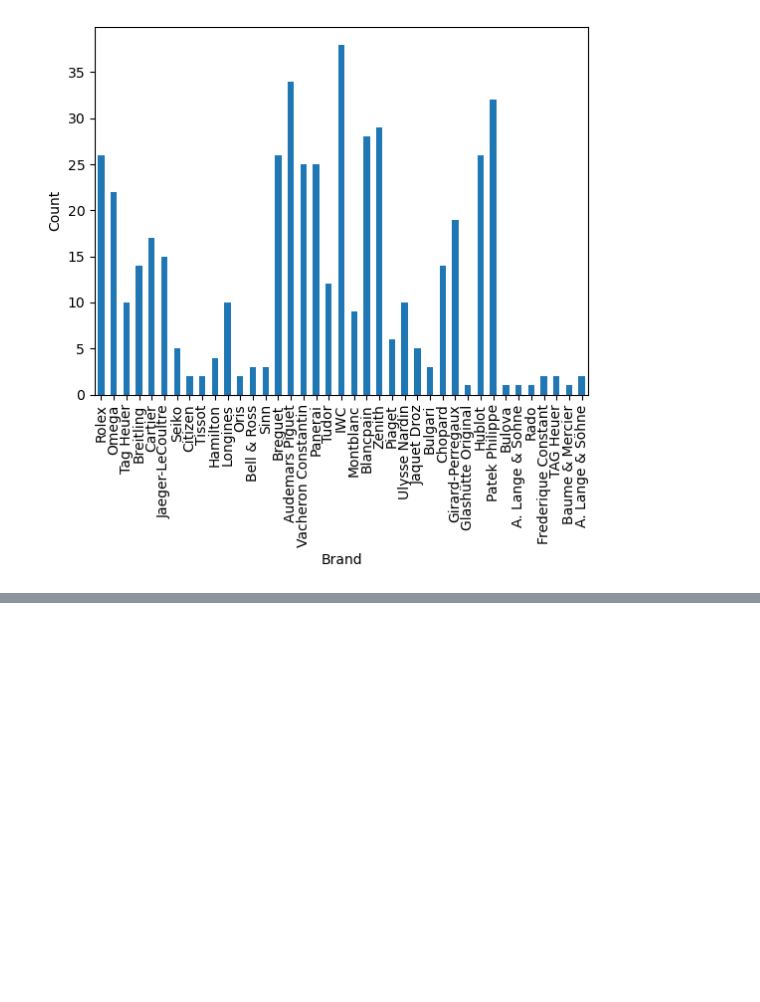
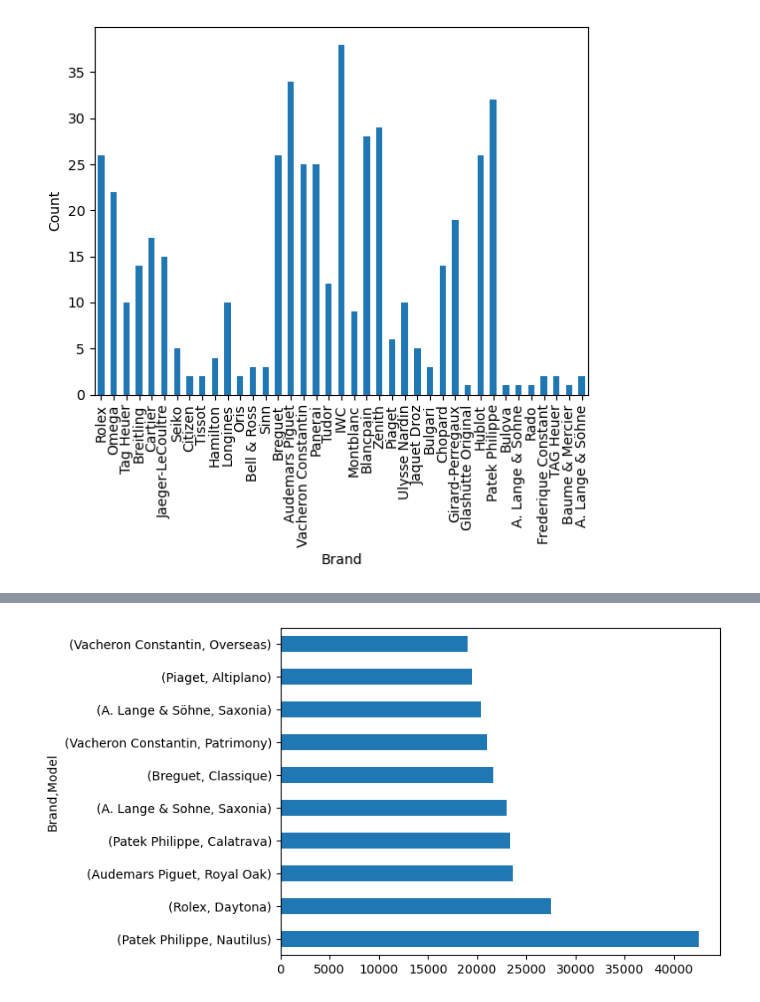
Before and after one commit to chikeibezim/analyzing-luxury-watches, a Jupyter notebook: analyzing-luxury-watches.ipynb, the cells around one changed output, grey strips where cells are left out. Drawn from its saved outputs; the diff is of its cells as text; code cells hidden in the pictures; blank space fills up the shorter version.

```diff
--- a/analyzing-luxury-watches.ipynb
+++ b/analyzing-luxury-watches.ipynb
@@ -144,3 +144,9 @@ With everything in place now, we can start the analysis of our data. Looking at
 5. Most popular strap materials used by luxury brands
 6. Average case diameter, thickness and band width for each brand
 7.
+# %%
+# - Let's group the watches by their brand names
+
+brands_df = lw_df_cleaned.groupby(["Brand","Model"])["Price_Conv (USD)"].mean()
+
+brands_df
@@ -146,0 +219,7 @@ With everything in place now, we can start the analysis of our data. Looking at
+# %%
+# - Lets inspect our brands dataframe again
+expensive_models = brands_df.sort_values(ascending=False)
+
+# - Top Ten most expensive Watches
+top_ten_watches = expensive_models[:10]
+top_ten_watches
@@ -146,0 +239,8 @@ With everything in place now, we can start the analysis of our data. Looking at
+# %%
+# - Plot the chart
+top_ten_watches.plot(kind="barh")
+plt.ylabel = "Price (USD)"
+
+plt.show()
+# %% [output]
+[figure, added]
```
Also changed, not shown: parts of 12 cells of this notebook.
